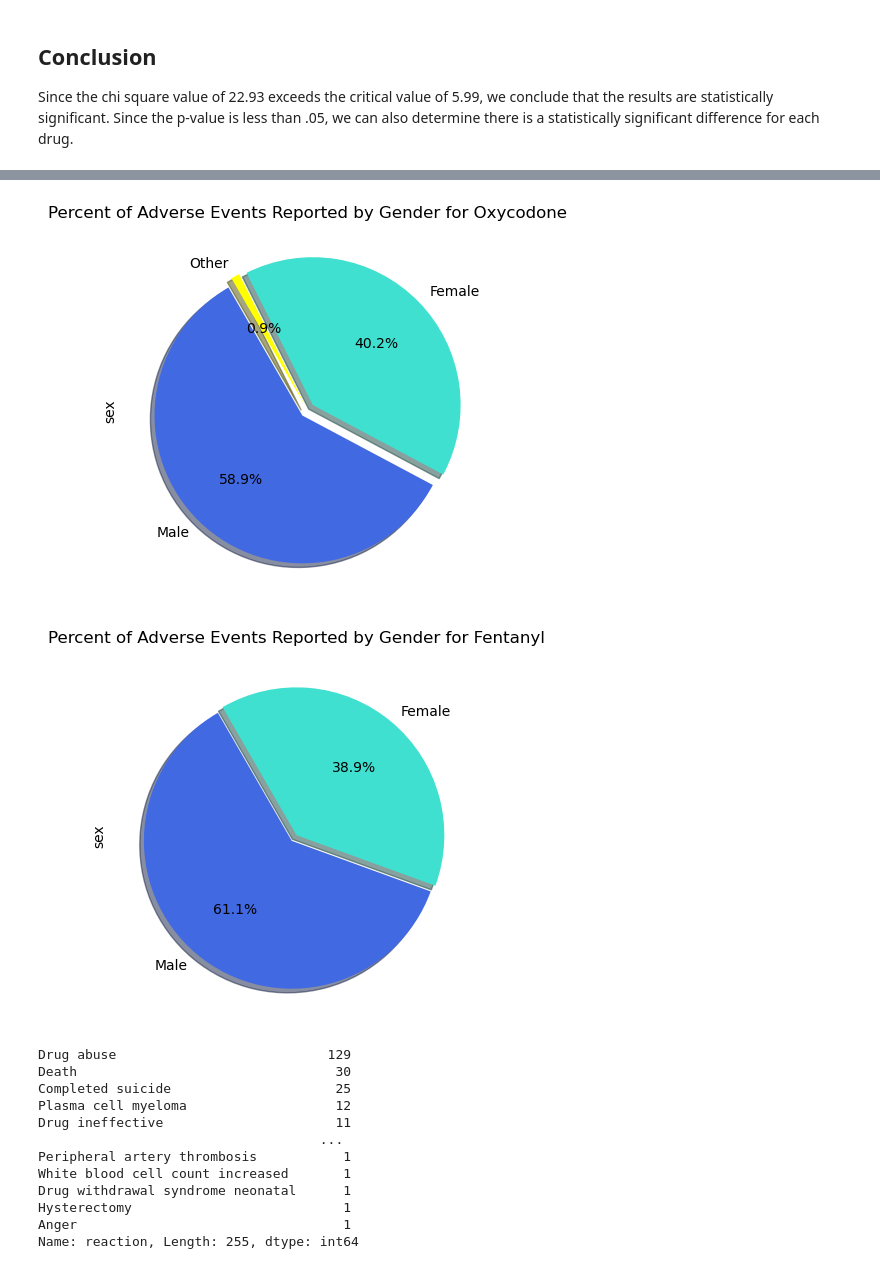
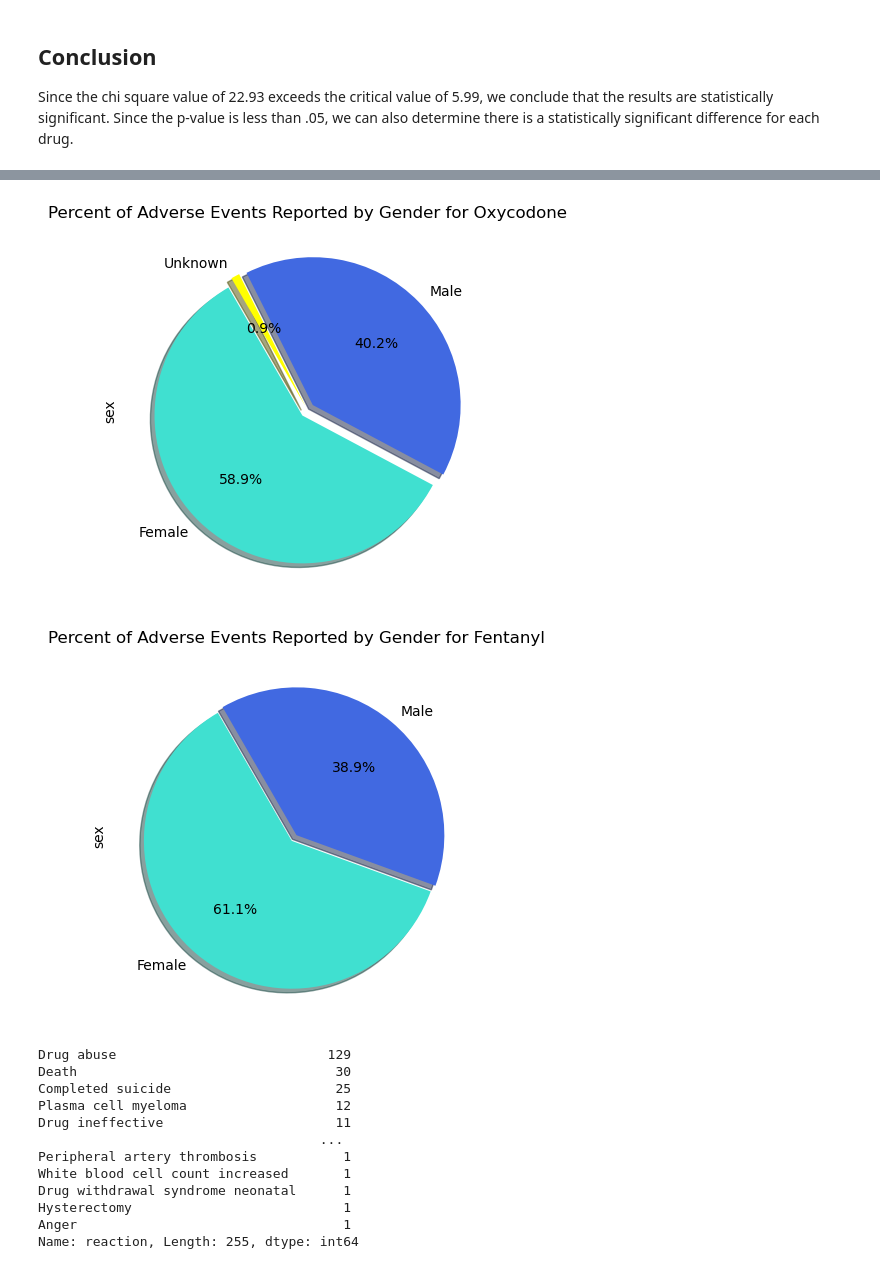
Before and after one commit to EBPaz/Adverse_Drug_Events_In_Pain_Medications, a Jupyter notebook: Eva/main dataframe.ipynb, the cells around one changed output, grey strips where cells are left out. Saved outputs shown, nothing was run; the diff lists cells and outputs as text; code cells hidden in the pictures.

```diff
--- a/Eva/main dataframe.ipynb
+++ b/Eva/main dataframe.ipynb
@@ -646,25 +646,25 @@ plt.show()
 gender_oxycodone = oxycodone_df["sex"].value_counts()
 gender_oxycodone
 
-labels = ["Male","Female", "Other"]
-colors = ["royalblue", "turquoise", "yellow"]
+labels = ["Female","Male","Unknown"]
+colors = ["turquoise","royalblue", "yellow"]
 
 gender_oxycodone.plot(kind="pie", y = gender_oxycodone,labels = labels, autopct = "%1.1f%%", title ="Percent of Adverse Events Reported by Gender for Oxycodone", colors = colors, explode =(.05,.05,.03), shadow = True, startangle = 120)
 plt.show()
 # %% [output]
-[figure, old version]
+[figure, new version]
 # %%
 #create a pie chart that shows how many Male vs. Female patients experienced adverse events for Fentanyl
 gender_fentanyl = fentanyl_df["sex"].value_counts()
 gender_fentanyl
 
-labels = ["Male","Female"]
-colors = ["royalblue","turquoise"]
+labels = ["Female","Male"]
+colors = ["turquoise", "royalblue"]
 
 gender_fentanyl.plot(kind="pie", y = gender_fentanyl, labels = labels, colors = colors, autopct = "%1.1f%%", title ="Percent of Adverse Events Reported by Gender for Fentanyl", explode = (.05, 0), shadow = True, startangle = 120)
 plt.show()
 # %% [output]
-[figure, old version]
+[figure, new version]
 # %%
 #Pull the number of reactions per adverse events reported
 company_number = df["reaction"].value_counts()
```
Also changed, not shown: parts of 4 cells of this notebook.
